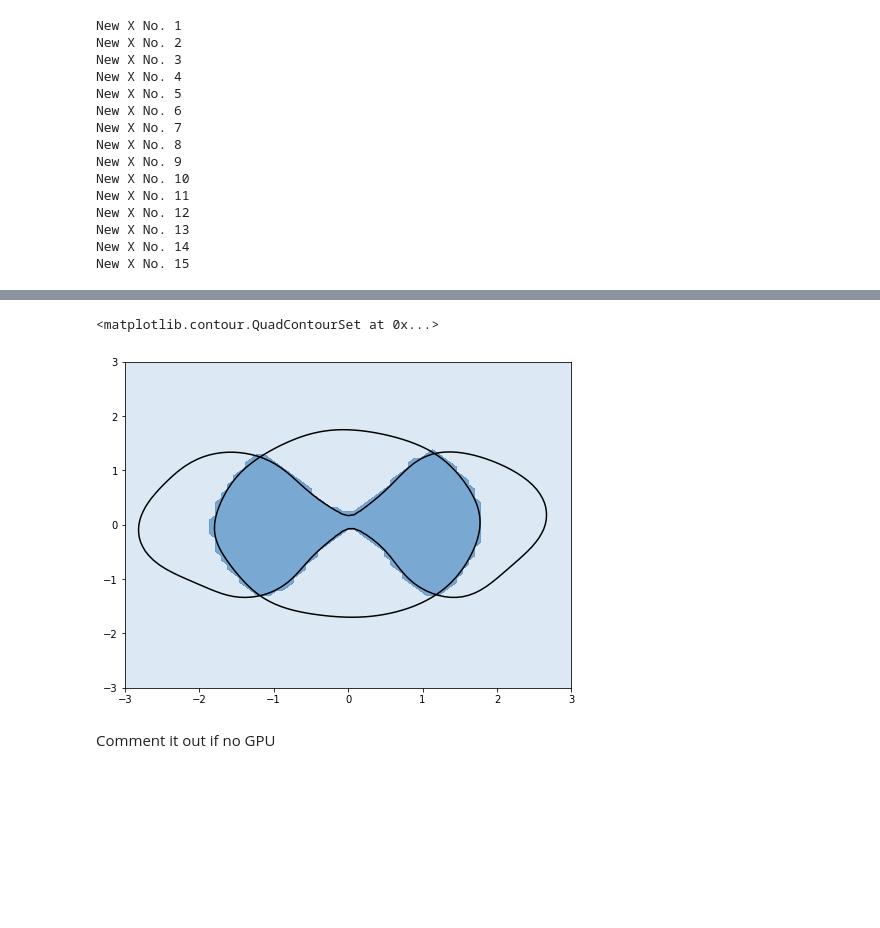
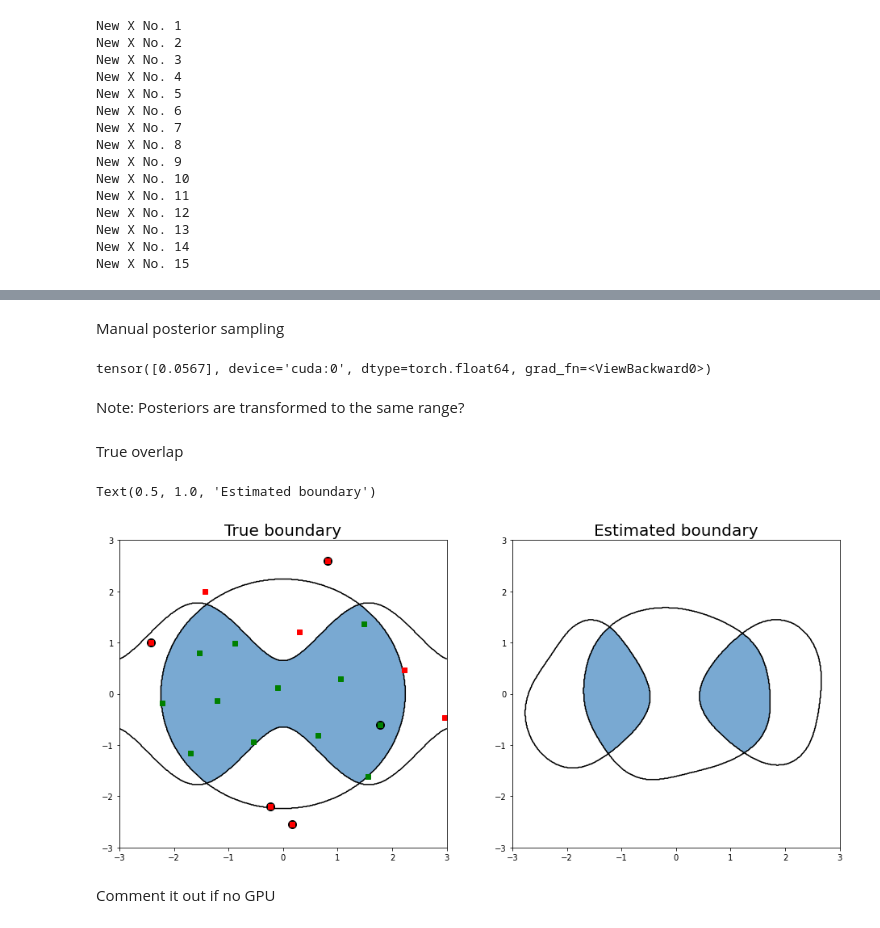
Before and after one commit to ulissigroup/cas, a Jupyter notebook: combined_x_next.ipynb, the cells around one changed output, grey strips where cells are left out. Saved outputs shown, nothing was run; the diff lists cells and outputs as text; code cells hidden in the pictures; blank space fills up the shorter version.

```diff
--- a/combined_x_next.ipynb
+++ b/combined_x_next.ipynb
@@ -357,16 +356,42 @@ fig.colorbar(h2, ax=ax[1])
-# %%
-satisfied_hills = Zplt_hills > 0.3
-satisfied_circle = Zplt_circle > 0.3
-overlap = satisfied_hills & satisfied_circle
-constraints_list = [constraints[1][1], constraints[0][1]]
-
-plt.subplots(figsize=(8, 6))
-plt.contourf(Xplt.cpu().detach(), Yplt.cpu().detach(), overlap.cpu().detach(), levels=np.linspace(-1, 1, 3), cmap="Blues", alpha=0.6)
-plt.contour(Xplt_hills.cpu().detach(), Yplt_hills.cpu().detach(), Zplt_hills.cpu().detach(), constraints_list, colors="k")
-plt.contour(Xplt_circle.cpu().detach(), Yplt_circle.cpu().detach(), Zplt_circle.cpu().detach(), constraints_list, colors="k")
-# %% [output]
-<matplotlib.contour.QuadContourSet at 0x...>
-[figure, removed]
+# %% [markdown]
+Manual posterior sampling
+# %%
+manual = torch.tensor([[0, 0]],device=torch.device("cuda"))
+
+gp_model_hills[0](manual).loc
+# %% [output]
+tensor([0.0567], device='cuda:0', dtype=torch.float64, grad_fn=<ViewBackward0>)
+# %% [markdown]
+Note: Posteriors are transformed to the same range?
+# %% [markdown]
+True overlap
+# %%
+true_overlap = (Zplt_hills > 0.3) & (Zplt_circle > 20)
+constraints_list = [constraints[1][1], constraints[0][1]]
+
+fig, ax = plt.subplots(1, 2, figsize=(16, 7))
+ax[0].contourf(Xplt.cpu().detach(), Yplt.cpu().detach(), true_overlap.cpu().detach(), levels=np.linspace(0.1,1,3), cmap="Blues", alpha=0.6)
+ax[0].contour(Xplt_hills.cpu().detach(), Yplt_hills.cpu().detach(), (Zplt_hills>0.3).cpu().detach(), constraints_list, colors="k")
+ax[0].contour(Xplt_circle.cpu().detach(), Yplt_circle.cpu().detach(), (Zplt_circle>20).cpu().detach(), constraints_list, colors="k")
+ax[0].scatter(Xhills.cpu()[:5, 0], Xhills.cpu()[:5, 1], marker = 'o', s=100, color = 'k')
+ax[0].set_title("True boundary", fontsize=20)
+
+true_overlap_points = feasible_inds_circle & feasible_inds_hills
+ax[0].plot(Xhills[true_overlap_points, 0].cpu(), Xhills[true_overlap_points, 1].cpu(), "sg", label="Feasible")
+ax[0].plot(
+    Xhills[~true_overlap_points, 0].cpu(), Xhills[~true_overlap_points, 1].cpu(), "sr", label="Infeasible"
+)
+
+pos_overlap = (pos_Zplt_hills > 0.3) & (pos_Zplt_circle > 0.3)
+constraints_list = [constraints[1][1], constraints[0][1]]
+
+ax[1].contourf(Xplt.cpu().detach(), Yplt.cpu().detach(), pos_overlap.cpu().detach(), levels=np.linspace(0.1,1,3), cmap="Blues", alpha=0.6)
+ax[1].contour(Xplt_hills.cpu().detach(), Yplt_hills.cpu().detach(), (pos_Zplt_hills>0.3).cpu().detach(), constraints_list, colors="k")
+ax[1].contour(Xplt_circle.cpu().detach(), Yplt_circle.cpu().detach(), (pos_Zplt_circle>0.3).cpu().detach(), constraints_list, colors="k")
+ax[1].set_title("Estimated boundary", fontsize=20)
+# %% [output]
+Text(0.5, 1.0, 'Estimated boundary')
+[figure, added]
 # %% [markdown]
 Comment it out if no GPU
 # %%
```
Also changed, not shown: parts of 5 cells of this notebook.
